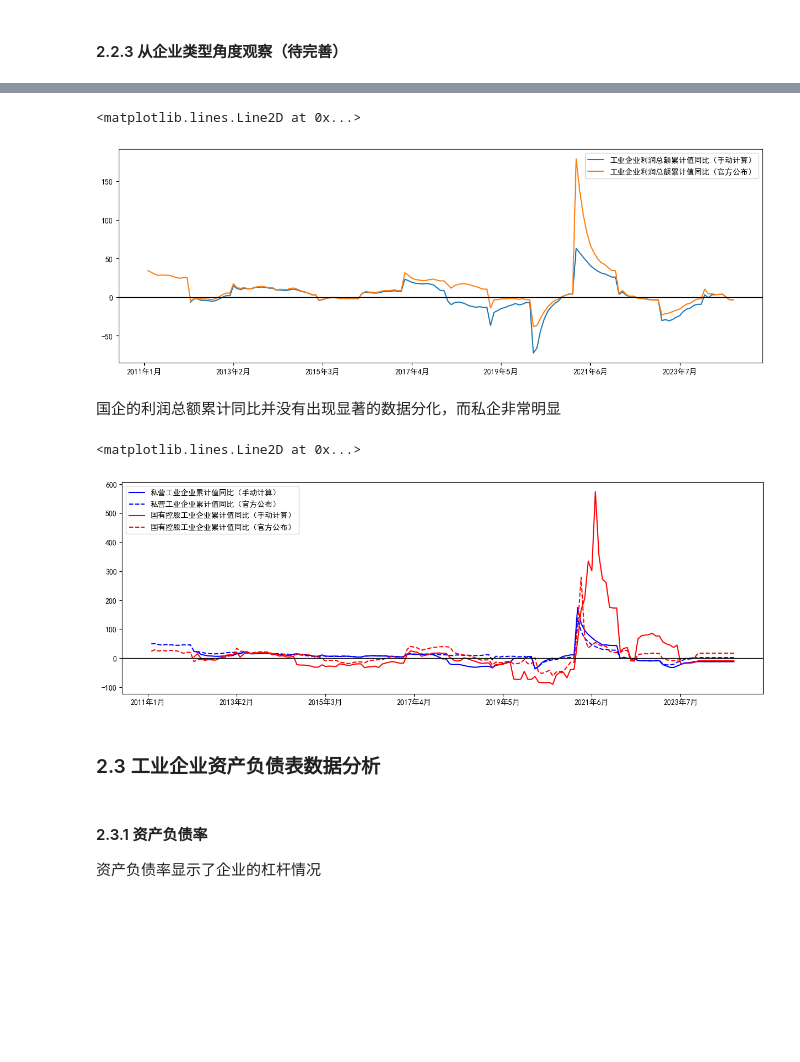
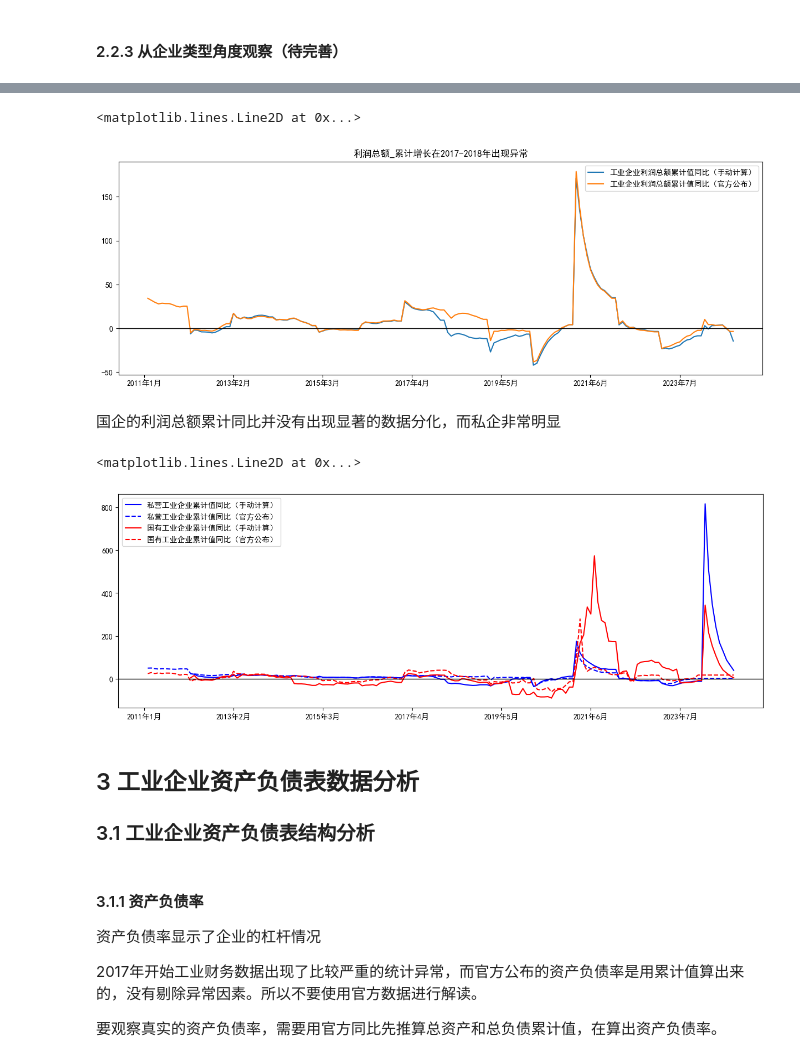
Before and after one commit to kampfer/various-data, a Jupyter notebook: src/researches/jupyter/宏观经济数据分析手册/工业企业财务数据.ipynb, the cells around one changed output, grey strips where cells are left out. Saved outputs shown, nothing was run; the diff lists cells and outputs as text; code cells hidden in the pictures; blank space fills up the shorter version.

```diff
--- a/src/researches/jupyter/宏观经济数据分析手册/工业企业财务数据.ipynb
+++ b/src/researches/jupyter/宏观经济数据分析手册/工业企业财务数据.ipynb
@@ -246,52 +289,31 @@ Length: 82, dtype: float64
 # %%
-s1 = (
-    industryFinancialDf["利润总额_累计值(亿元)"]
-    - industryFinancialDf["利润总额_累计值(亿元)"].shift(12)
-) / industryFinancialDf["利润总额_累计值(亿元)"] * 100
-
 pd.DataFrame({
-    "工业企业利润总额累计值同比（手动计算）": s1.ffill(),
+    "工业企业利润总额累计值同比（手动计算）": industryFinancialDf["利润总额_累计值(亿元)"].pct_change(12) * 100,
     "工业企业利润总额累计值同比（官方公布）": industryFinancialDf['利润总额_累计增长(%)'].ffill()
-}).plot(figsize=figsize)
+}).plot(figsize=figsize, title="利润总额_累计增长在2017-2018年出现异常")
 
 # 零轴
 plt.axhline(0, color='k', linestyle='-', linewidth=1)
 # %% [output]
 <matplotlib.lines.Line2D at 0x...>
-[figure, old version]
+[figure, new version]
 # %% [markdown]
 国企的利润总额累计同比并没有出现显著的数据分化，而私企非常明显
 # %%
-s = (
-    gyqyEconomicDf["国有工业企业利润总额_累计值(亿元)"]
-    / gyqyEconomicDf["国有工业企业利润总额_累计值(亿元)"].shift(12)
-    - 1
-) * 100
-
-s2 = (
-    srqyEconomicDf["私营工业企业利润总额_累计值(亿元)"]
-    / srqyEconomicDf["私营工业企业利润总额_累计值(亿元)"].shift(12)
-    - 1
-) * 100
-
 pd.DataFrame(
     {
-        "私营工业企业累计值同比（手动计算）": s2.ffill(),
-        "私营工业企业累计值同比（官方公布）": srqyEconomicDf[
-            "私营工业企业利润总额_累计增长(%)"
-        ].ffill(),
-        "国有控股工业企业累计值同比（手动计算）": s.ffill(),
-        "国有控股工业企业累计值同比（官方公布）": gyqyEconomicDf[
-            "国有工业企业利润总额_累计增长(%)"
-        ].ffill(),
+        "私营工业企业累计值同比（手动计算）": srqyEconomicDf["私营工业企业利润总额_累计值(亿元)"].pct_change(12) * 100,
+        "私营工业企业累计值同比（官方公布）": srqyEconomicDf["私营工业企业利润总额_累计增长(%)"].ffill(),
+        "国有工业企业累计值同比（手动计算）": gyqyEconomicDf["国有工业企业利润总额_累计值(亿元)"].pct_change(12) * 100,
+        "国有工业企业累计值同比（官方公布）": gyqyEconomicDf["国有工业企业利润总额_累计增长(%)"].ffill(),
     }
 ).plot(
     figsize=figsize,
     style={
         "私营工业企业累计值同比（手动计算）": "b",
         "私营工业企业累计值同比（官方公布）": "b--",
-        "国有控股工业企业累计值同比（手动计算）": "r",
-        "国有控股工业企业累计值同比（官方公布）": "r--",
+        "国有工业企业累计值同比（手动计算）": "r",
+        "国有工业企业累计值同比（官方公布）": "r--",
     },
 )
 
@@ -299,11 +321,17 @@ pd.DataFrame(
 plt.axhline(0, color="k", linestyle="-", linewidth=1)
 # %% [output]
 <matplotlib.lines.Line2D at 0x...>
-[figure, old version]
+[figure, new version]
 # %% [markdown]
-### 2.3 工业企业资产负债表数据分析
+## 3 工业企业资产负债表数据分析
+
+### 3.1 工业企业资产负债表结构分析
 # %% [markdown]
-#### 2.3.1 资产负债率
+#### 3.1.1 资产负债率
 
 资产负债率显示了企业的杠杆情况
+
+2017年开始工业财务数据出现了比较严重的统计异常，而官方公布的资产负债率是用累计值算出来的，没有剔除异常因素。所以不要使用官方数据进行解读。
+
+要观察真实的资产负债率，需要用官方同比先推算总资产和总负债累计值，在算出资产负债率。
 # %%
```
Also changed, not shown: parts of 17 cells of this notebook.
